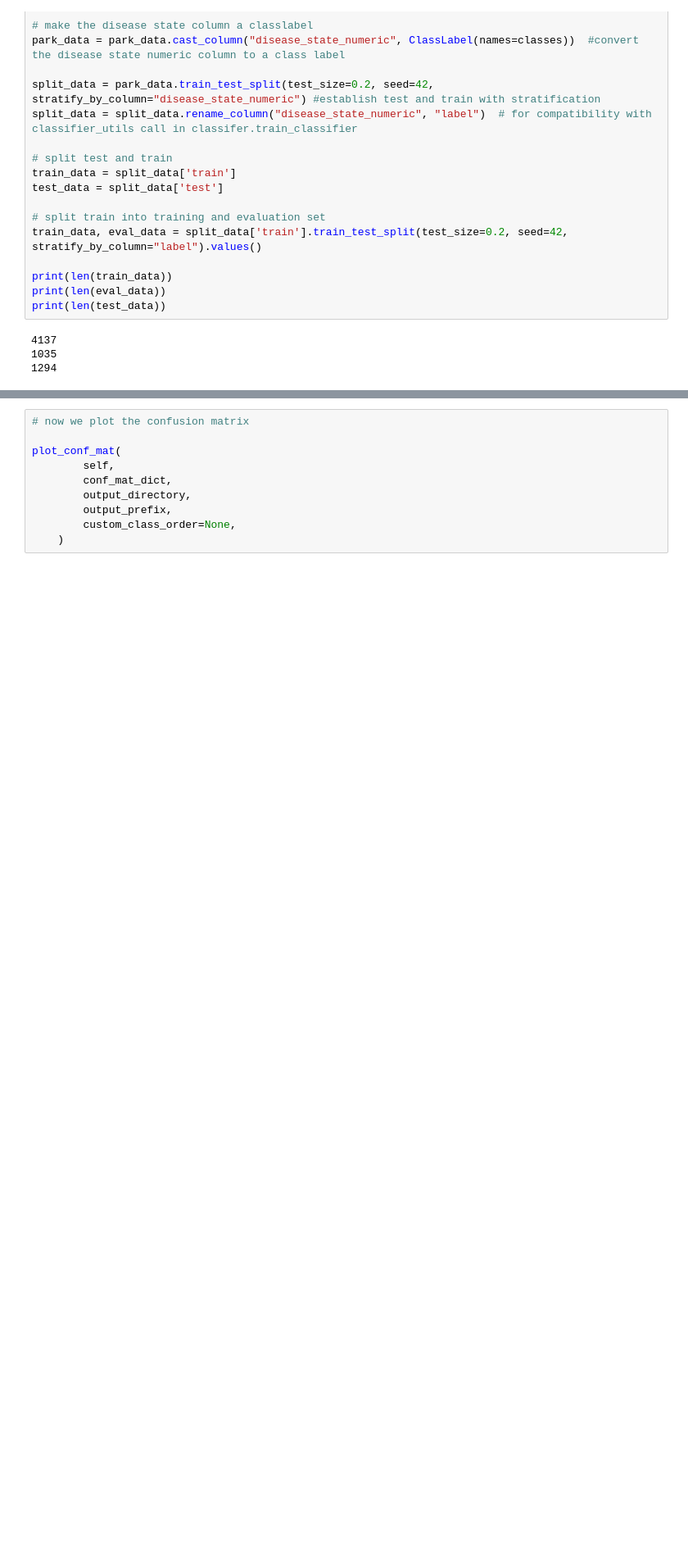
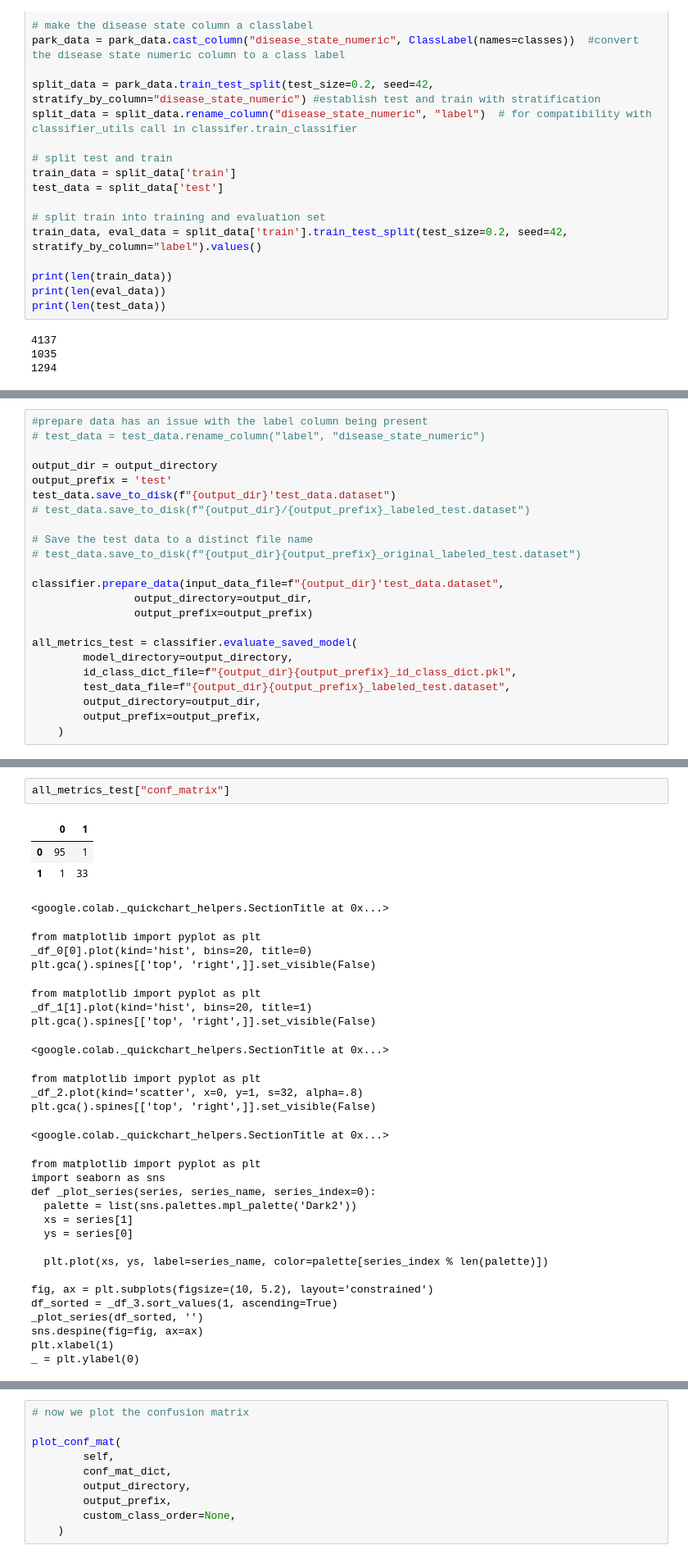
Before and after one commit to sean-otoole/HODD, a Jupyter notebook: PDTx_pipeline/PDTx_03_FineTuning_DA.ipynb, the cells around one changed output, grey strips where cells are left out. Shown at 82% size. Drawn from its saved outputs; the diff is of its cells as text; blank space fills up the shorter version.

```diff
--- a/PDTx_pipeline/PDTx_03_FineTuning_DA.ipynb
+++ b/PDTx_pipeline/PDTx_03_FineTuning_DA.ipynb
@@ -138,0 +151,23 @@ Using the `WANDB_DISABLED` environment variable is deprecated and will be remove
+# %%
+#prepare data has an issue with the label column being present
+# test_data = test_data.rename_column("label", "disease_state_numeric")
+
+output_dir = output_directory
+output_prefix = 'test'
+test_data.save_to_disk(f"{output_dir}'test_data.dataset")
+# test_data.save_to_disk(f"{output_dir}/{output_prefix}_labeled_test.dataset")
+
+# Save the test data to a distinct file name
+# test_data.save_to_disk(f"{output_dir}{output_prefix}_original_labeled_test.dataset")
+
+classifier.prepare_data(input_data_file=f"{output_dir}'test_data.dataset",
+                output_directory=output_dir,
+                output_prefix=output_prefix)
+
+all_metrics_test = classifier.evaluate_saved_model(
+        model_directory=output_directory,
+        id_class_dict_file=f"{output_dir}{output_prefix}_id_class_dict.pkl",
+        test_data_file=f"{output_dir}{output_prefix}_labeled_test.dataset",
+        output_directory=output_dir,
+        output_prefix=output_prefix,
+    )
@@ -138,0 +184,33 @@ Using the `WANDB_DISABLED` environment variable is deprecated and will be remove
+# %%
+all_metrics_test["conf_matrix"]
+# %% [output]
+|  | 0 | 1 |
+| 0 | 95 | 1 |
+| 1 | 1 | 33 |
+<google.colab._quickchart_helpers.SectionTitle at 0x...>
+from matplotlib import pyplot as plt
+_df_0[0].plot(kind='hist', bins=20, title=0)
+plt.gca().spines[['top', 'right',]].set_visible(False)
+from matplotlib import pyplot as plt
+_df_1[1].plot(kind='hist', bins=20, title=1)
+plt.gca().spines[['top', 'right',]].set_visible(False)
+<google.colab._quickchart_helpers.SectionTitle at 0x...>
+from matplotlib import pyplot as plt
+_df_2.plot(kind='scatter', x=0, y=1, s=32, alpha=.8)
+plt.gca().spines[['top', 'right',]].set_visible(False)
+<google.colab._quickchart_helpers.SectionTitle at 0x...>
+from matplotlib import pyplot as plt
+import seaborn as sns
+def _plot_series(series, series_name, series_index=0):
+  palette = list(sns.palettes.mpl_palette('Dark2'))
+  xs = series[1]
+  ys = series[0]
+
+  plt.plot(xs, ys, label=series_name, color=palette[series_index % len(palette)])
+
+fig, ax = plt.subplots(figsize=(10, 5.2), layout='constrained')
+df_sorted = _df_3.sort_values(1, ascending=True)
+_plot_series(df_sorted, '')
+sns.despine(fig=fig, ax=ax)
+plt.xlabel(1)
+_ = plt.ylabel(0)
```
Also changed, not shown: parts of 4 cells of this notebook.
